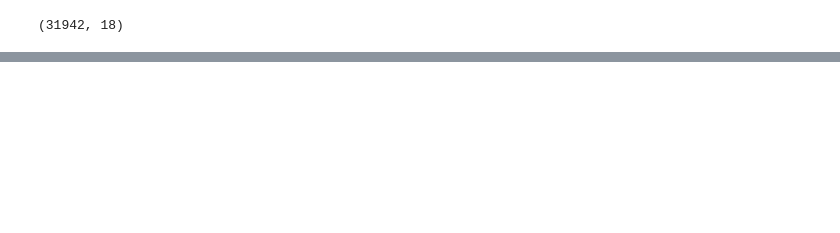
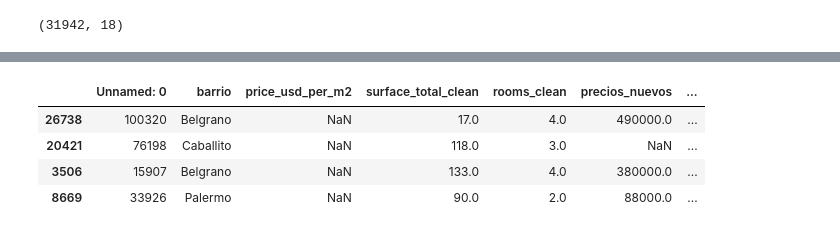
Before and after one commit to juansv2k2/property-price-analysis, a Jupyter notebook: tp_parte2.ipynb, the cells around one changed output, grey strips where cells are left out. Saved outputs shown, nothing was run; the diff lists cells and outputs as text; code cells hidden in the pictures; blank space fills up the shorter version.

```diff
--- a/tp_parte2.ipynb
+++ b/tp_parte2.ipynb
@@ -34,0 +71,9 @@ properatti_df_bsas.shape
+# %%
+llenado_nulos=properatti_df_bsas[properatti_df_bsas["price_usd_per_m2"].isnull()]
+llenado_nulos.sample(4)
+# %% [output]
+|  | Unnamed: 0 | barrio | price_usd_per_m2 | surface_total_clean | rooms_clean | precios_nuevos | ... |
+| 26738 | 100320 | Belgrano | NaN | 17.0 | 4.0 | 490000.0 | ... |
+| 20421 | 76198 | Caballito | NaN | 118.0 | 3.0 | NaN | ... |
+| 3506 | 15907 | Belgrano | NaN | 133.0 | 4.0 | 380000.0 | ... |
+| 8669 | 33926 | Palermo | NaN | 90.0 | 2.0 | 88000.0 | ... |
```
Also changed, not shown: parts of 29 cells of this notebook.
